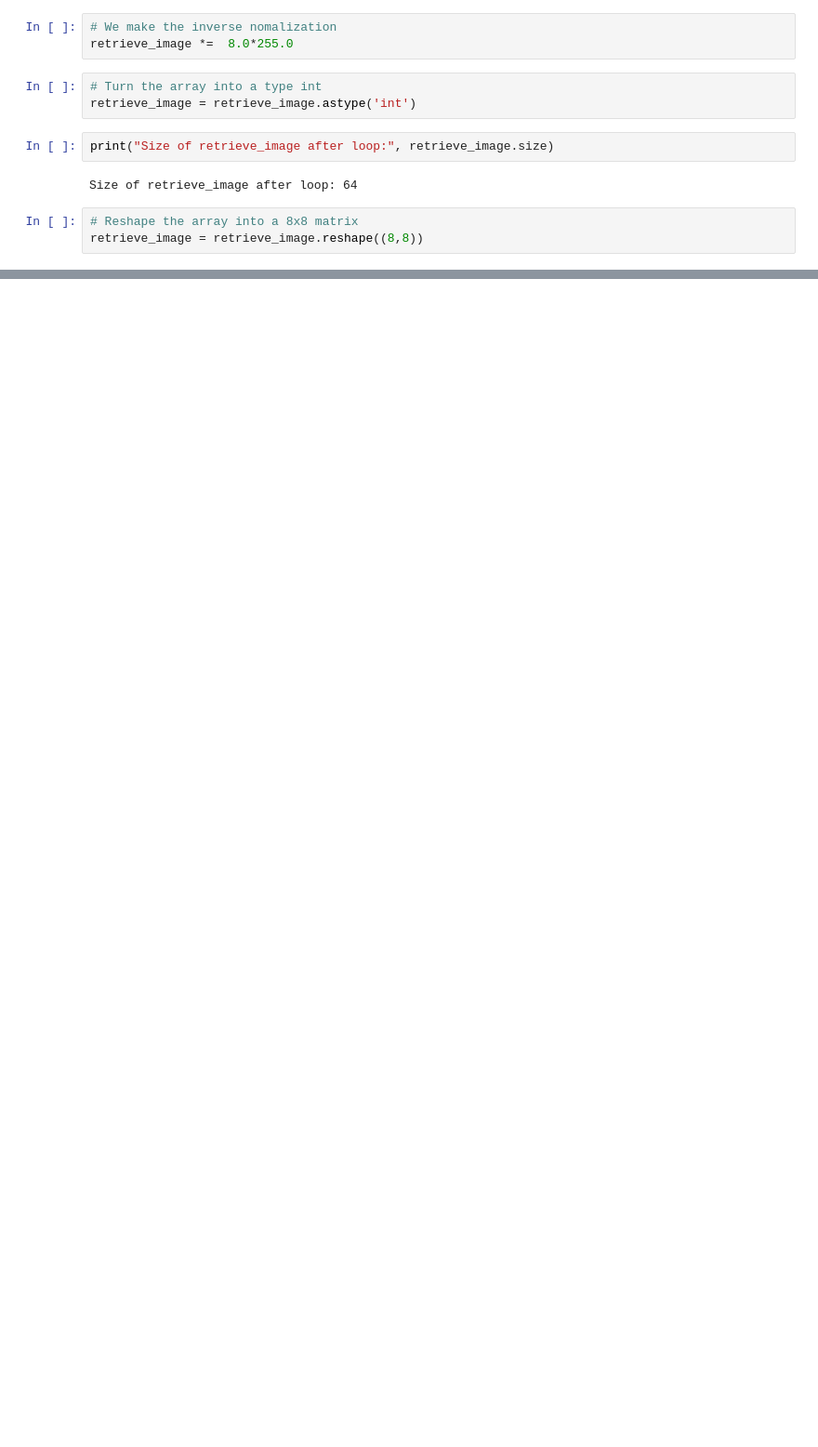
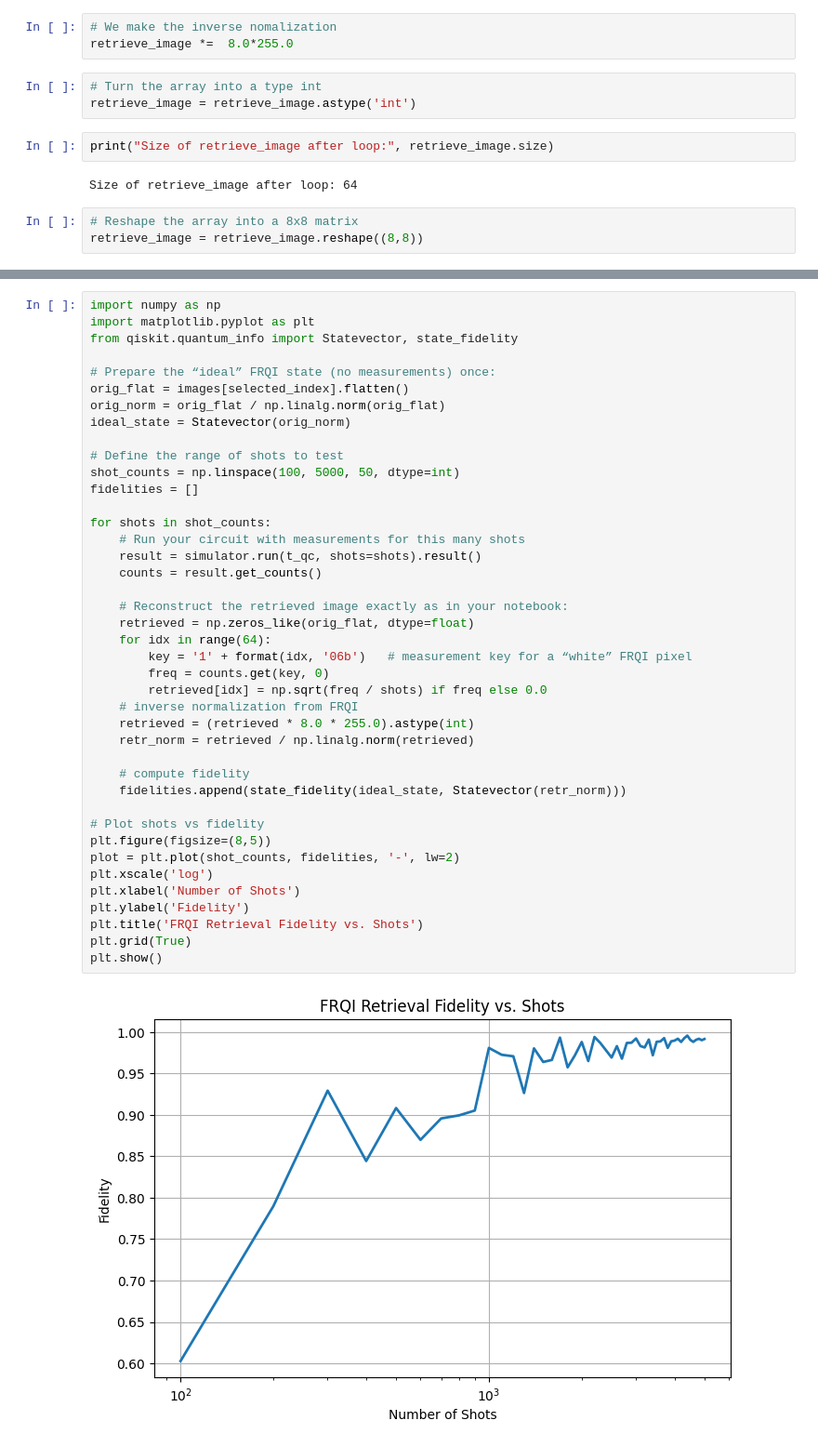
Before and after one commit to small-brain-ferret/quantum-image-ksasf, a Jupyter notebook: frqi.ipynb, the cells around one changed output, grey strips where cells are left out. Shown at 93% size. Drawn from its saved outputs; the diff is of its cells as text; blank space fills up the shorter version.

```diff
--- a/frqi.ipynb
+++ b/frqi.ipynb
@@ -213,0 +214,43 @@ Fidelity between the original and retrieved images: 0.788690657486926
+# %%
+import numpy as np
+import matplotlib.pyplot as plt
+from qiskit.quantum_info import Statevector, state_fidelity
+
+# Prepare the “ideal” FRQI state (no measurements) once:
+orig_flat = images[selected_index].flatten()
+orig_norm = orig_flat / np.linalg.norm(orig_flat)
+ideal_state = Statevector(orig_norm)
+
+# Define the range of shots to test
+shot_counts = np.linspace(100, 5000, 50, dtype=int)
+fidelities = []
+
+for shots in shot_counts:
+    # Run your circuit with measurements for this many shots
+    result = simulator.run(t_qc, shots=shots).result()
+    counts = result.get_counts()
+
+    # Reconstruct the retrieved image exactly as in your notebook:
+    retrieved = np.zeros_like(orig_flat, dtype=float)
+    for idx in range(64):
+        key = '1' + format(idx, '06b')   # measurement key for a “white” FRQI pixel
+        freq = counts.get(key, 0)
+        retrieved[idx] = np.sqrt(freq / shots) if freq else 0.0
+    # inverse normalization from FRQI
+    retrieved = (retrieved * 8.0 * 255.0).astype(int)
+    retr_norm = retrieved / np.linalg.norm(retrieved)
+
+    # compute fidelity
+    fidelities.append(state_fidelity(ideal_state, Statevector(retr_norm)))
+
+# Plot shots vs fidelity
+plt.figure(figsize=(8,5))
+plot = plt.plot(shot_counts, fidelities, '-', lw=2)
+plt.xscale('log')
+plt.xlabel('Number of Shots')
+plt.ylabel('Fidelity')
+plt.title('FRQI Retrieval Fidelity vs. Shots')
+plt.grid(True)
+plt.show()
+# %% [output]
+[figure, added]
```
Also changed, not shown: parts of 5 cells of this notebook, 1 other file.
